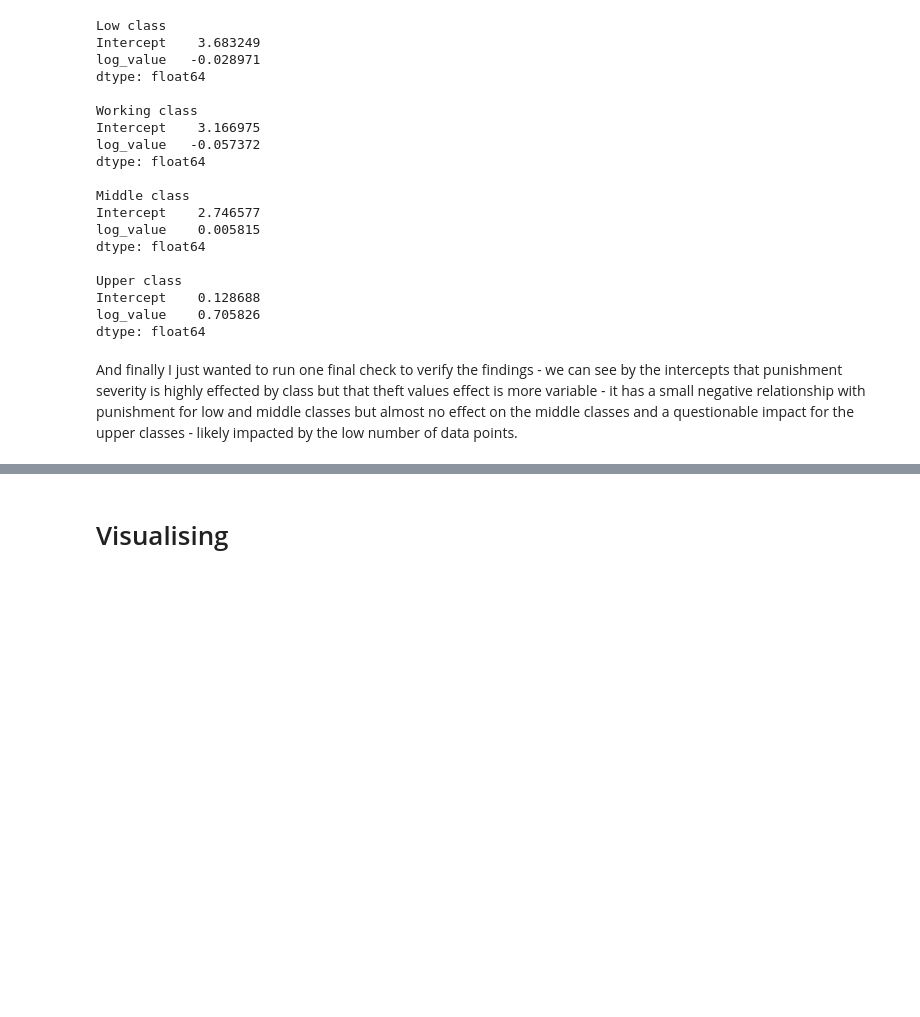
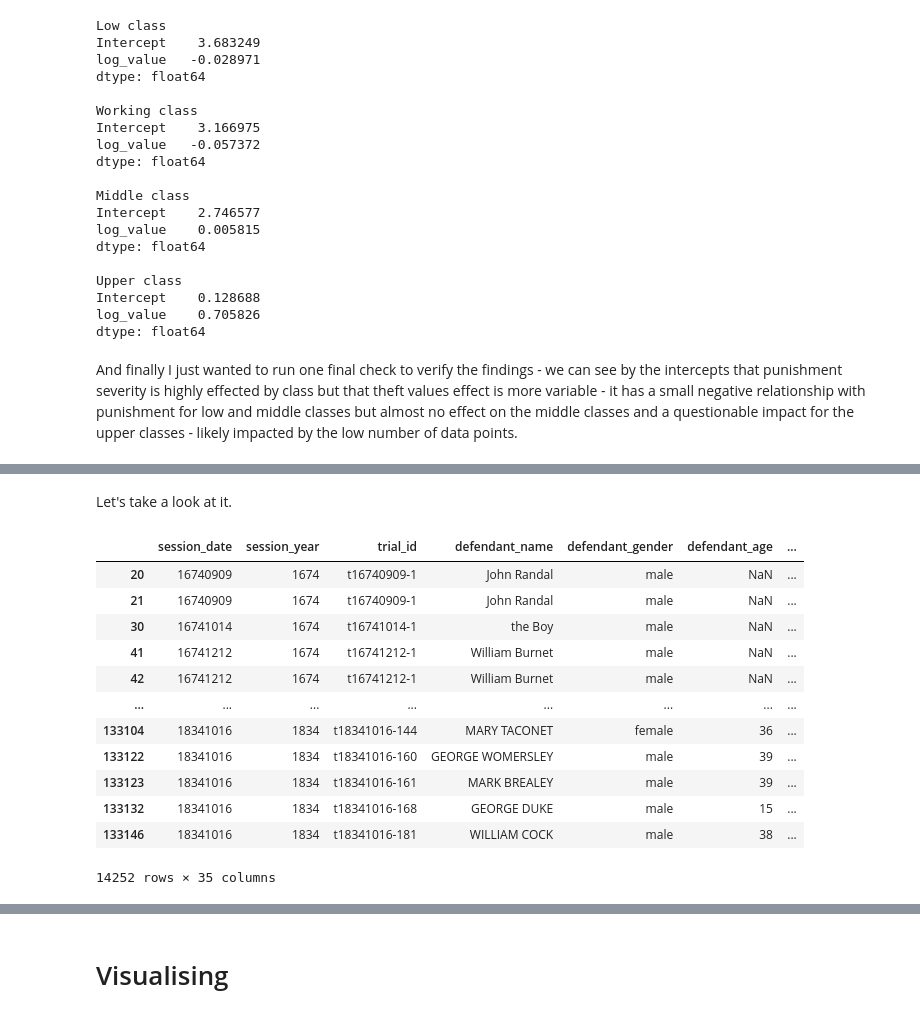
Before and after one commit to shayeliza/M6006_assignment3_23451794514, a Jupyter notebook: Working_document_new.ipynb, the cells around one changed output, grey strips where cells are left out. Cells and saved outputs as stored; diff of their text form; code cells hidden in the pictures; blank space fills up the shorter version.

```diff
--- a/Working_document_new.ipynb
+++ b/Working_document_new.ipynb
@@ -1758,0 +1882,35 @@ What patterns can we see here?
+# %%
+def how_many_pennies_innit(row):
+    pounds = row.get('fine_value_pounds', 0) or 0
+    shillings = row.get('fine_value_shillings', 0) or 0
+    pence = row.get('fine_value_pence', 0) or 0
+    guineas = row.get('fine_value_guineas', 0) or 0
+    marks = row.get('fine_value_marks', 0) or 0
+
+    total = (
+        pounds*240 +
+        shillings*12 +
+        pence +
+        guineas*252 +
+        marks*160
+    )
+    return total
+
+hypothesis3_df_culled['fine_total_pence'] = hypothesis3_df_culled.apply(how_many_pennies_innit, axis=1)
+
+# Now, let's put these into ordinal bins, similarly to how we did before.
+
+def send_500_pennies_to_israel(pence):
+    if pd.isna(pence) or pence == 0:
+        return 0  # If no fine
+
+    elif pence <= 50*12:       # ≤50 shillings, or around £2.5
+        return 1
+    elif pence <= 200*12:      # 50–200 shillings, or around £10
+        return 2
+    elif pence <= 1000*12:     # 200s–1000 shillings, or around £50
+        return 3
+    else:                      # More than ONE THOUSAND shillings
+        return 4
+
+hypothesis3_df_culled['fine_severity'] = hypothesis3_df_culled['fine_total_pence'].apply(send_500_pennies_to_israel)
@@ -1758,0 +1929,24 @@ What patterns can we see here?
+# %%
+hypothesis3_df_culled['punishment_sub_rank'] = 0
+hypothesis3_df_culled.loc[hypothesis3_df_culled['punishment'] == 'imprison', 'punishment_sub_rank'] = \
+    hypothesis3_df_culled['imprison_severity']
+hypothesis3_df_culled.loc[hypothesis3_df_culled['punishment'] == 'miscPunish', 'punishment_sub_rank'] = \
+    hypothesis3_df_culled['fine_severity']
+# %% [markdown]
+Let's take a look at it.
+# %%
+hypothesis3_df_culled
+# %% [output]
+|  | session_date | session_year | trial_id | defendant_name | defendant_gender | defendant_age | ... |
+| 20 | 16740909 | 1674 | t16740909-1 | John Randal | male | NaN | ... |
+| 21 | 16740909 | 1674 | t16740909-1 | John Randal | male | NaN | ... |
+| 30 | 16741014 | 1674 | t16741014-1 | the Boy | male | NaN | ... |
+| 41 | 16741212 | 1674 | t16741212-1 | William Burnet | male | NaN | ... |
+| 42 | 16741212 | 1674 | t16741212-1 | William Burnet | male | NaN | ... |
+| ... | ... | ... | ... | ... | ... | ... | ... |
+| 133104 | 18341016 | 1834 | t18341016-144 | MARY TACONET | female | 36 | ... |
+| 133122 | 18341016 | 1834 | t18341016-160 | GEORGE WOMERSLEY | male | 39 | ... |
+| 133123 | 18341016 | 1834 | t18341016-161 | MARK BREALEY | male | 39 | ... |
+| 133132 | 18341016 | 1834 | t18341016-168 | GEORGE DUKE | male | 15 | ... |
+| 133146 | 18341016 | 1834 | t18341016-181 | WILLIAM COCK | male | 38 | ... |
+14252 rows × 35 columns
```
Also changed, not shown: parts of 66 cells of this notebook, 1 other file.
